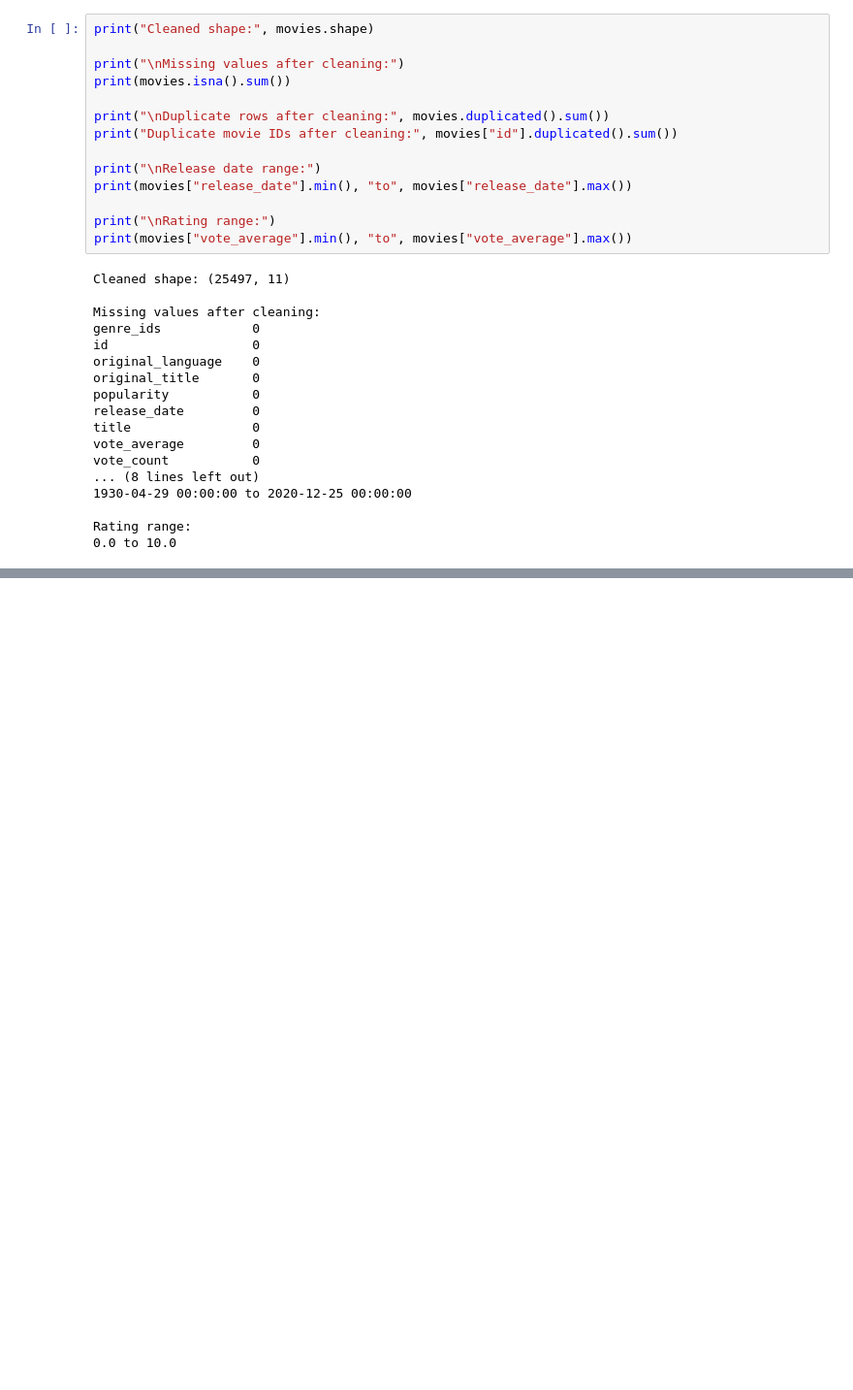
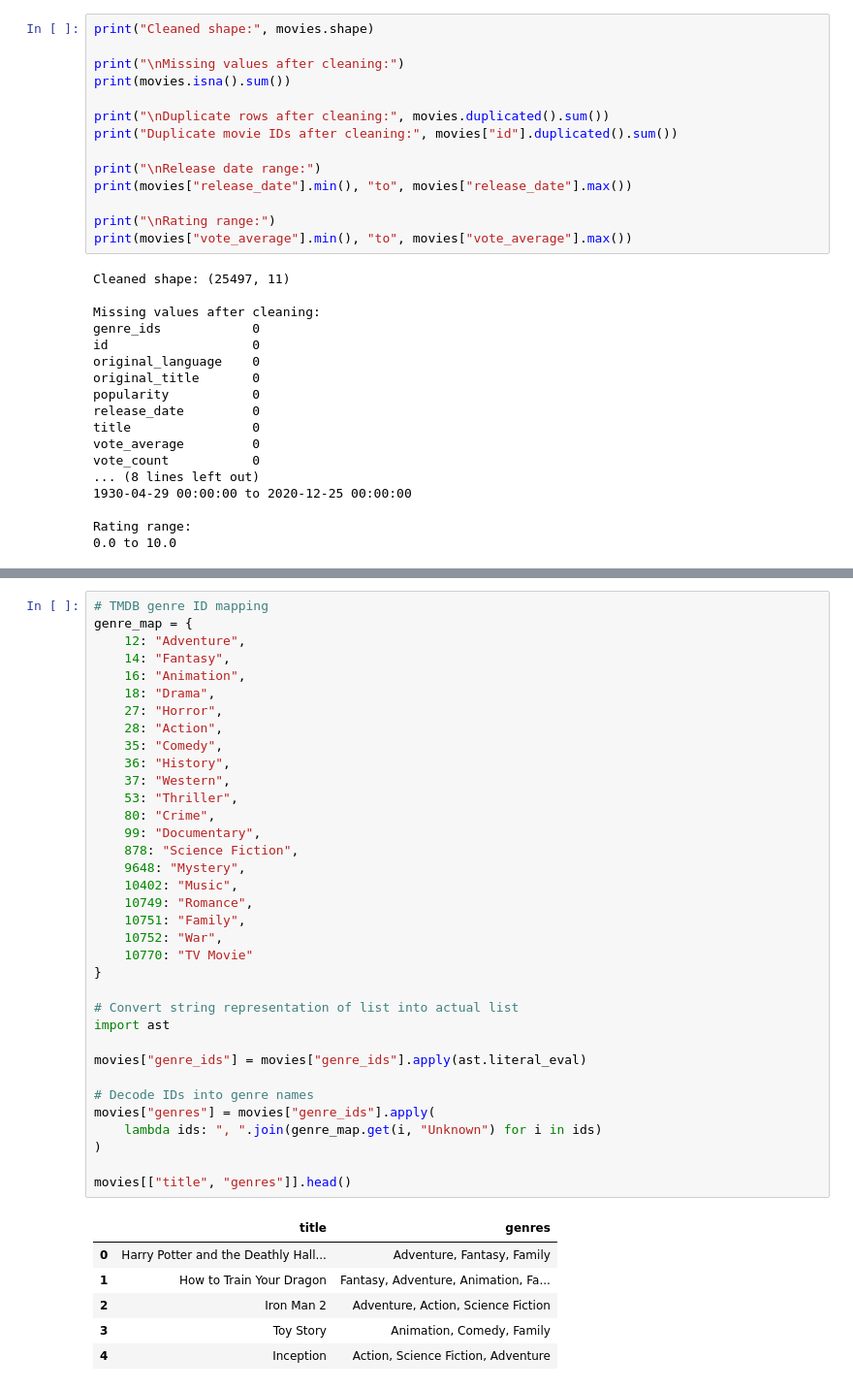
Before and after one commit to oliverkiplagat/Studio_Launch-Pad, a Jupyter notebook: student.ipynb, the cells around one changed output, grey strips where cells are left out. Shown at 97% size. Saved outputs shown, nothing was run; the diff lists cells and outputs as text; blank space fills up the shorter version.

```diff
--- a/student.ipynb
+++ b/student.ipynb
@@ -169,0 +178,42 @@ Rating range:
+# %%
+# TMDB genre ID mapping
+genre_map = {
+    12: "Adventure",
+    14: "Fantasy",
+    16: "Animation",
+    18: "Drama",
+    27: "Horror",
+    28: "Action",
+    35: "Comedy",
+    36: "History",
+    37: "Western",
+    53: "Thriller",
+    80: "Crime",
+    99: "Documentary",
+    878: "Science Fiction",
+    9648: "Mystery",
+    10402: "Music",
+    10749: "Romance",
+    10751: "Family",
+    10752: "War",
+    10770: "TV Movie"
+}
+
+# Convert string representation of list into actual list
+import ast
+
+movies["genre_ids"] = movies["genre_ids"].apply(ast.literal_eval)
+
+# Decode IDs into genre names
+movies["genres"] = movies["genre_ids"].apply(
+    lambda ids: ", ".join(genre_map.get(i, "Unknown") for i in ids)
+)
+
+movies[["title", "genres"]].head()
+# %% [output]
+|  | title | genres |
+| 0 | Harry Potter and the Deathly Hall... | Adventure, Fantasy, Family |
+| 1 | How to Train Your Dragon | Fantasy, Adventure, Animation, Fa... |
+| 2 | Iron Man 2 | Adventure, Action, Science Fiction |
+| 3 | Toy Story | Animation, Comedy, Family |
+| 4 | Inception | Action, Science Fiction, Adventure |
```
Also changed, not shown: parts of 11 cells of this notebook, 1 other file.
